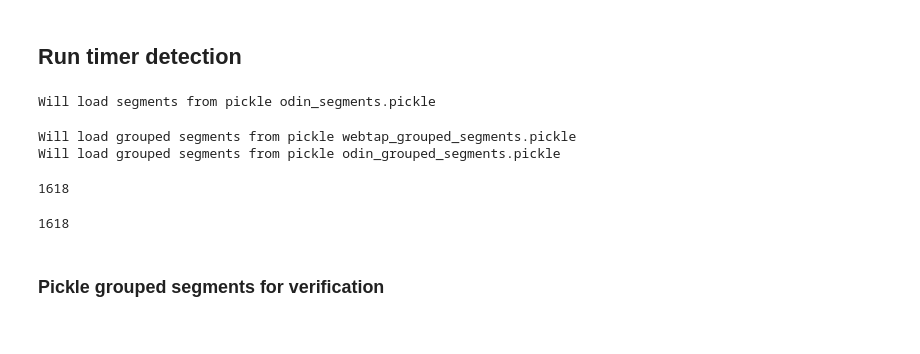
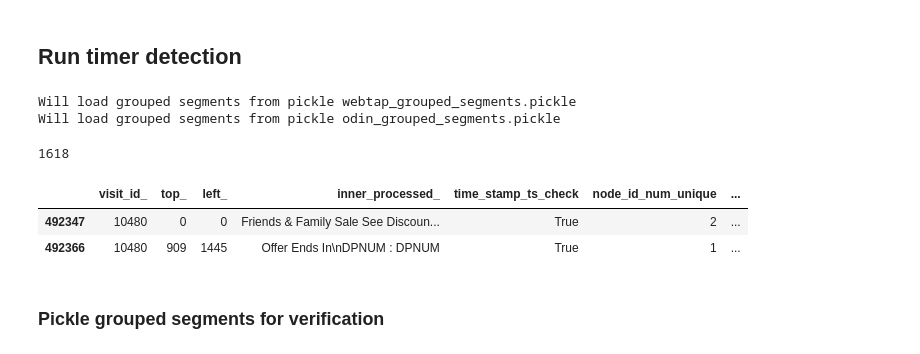
Before and after one commit to aruneshmathur/dark-patterns, a Jupyter notebook: analysis/timer-analysis/Countdown timer analysis-Gunes.ipynb, the cells around one changed output. Saved outputs shown, nothing was run; the diff lists cells and outputs as text; code cells hidden in the pictures.

Commit message:
Update timer coords to enable multiple timers from the same page.

```diff
--- a/analysis/timer-analysis/Countdown timer analysis-Gunes.ipynb
+++ b/analysis/timer-analysis/Countdown timer analysis-Gunes.ipynb
@@ -178,10 +178,6 @@ def get_timers(crawler_name, disable_cache=False):
         return timers, grouped_segments
 # %% [markdown]
 ## Run timer detection
-# %%
-odin_timers, odin_segments_grouped = get_timers("odin")
-# %% [output]
-Will load segments from pickle odin_segments.pickle
 # %%
 webtap_timers, webtap_segments_grouped = get_timers("webtap")
 odin_timers, odin_segments_grouped = get_timers("odin")
@@ -190,9 +186,5 @@ all_segments_grouped = pd.concat([webtap_segments_grouped, odin_segments_grouped
 # %% [output]
 Will load grouped segments from pickle webtap_grouped_segments.pickle
 Will load grouped segments from pickle odin_grouped_segments.pickle
-# %%
-len(set(list(odin_timers.site_url_first.unique()) + list(webtap_timers.site_url_first.unique())))
-# %% [output]
-1618
 # %%
 all_timers.site_url_first.nunique()
@@ -200,3 +191,9 @@ len(all_timers.drop_duplicates('site_url_first'))
 # %% [output]
 1618
+# %%
+all_timers[all_timers.site_url_first.str.contains('https://www.thertastore.com/brantley-antique-white-glaze-24x42-wall-diagonal-corner-cabinet-prepped-for-glass-doors.html')]
+# %% [output]
+|  | visit_id_ | top_ | left_ | inner_processed_ | time_stamp_ts_check | node_id_num_unique | ... |
+| 492347 | 10480 | 0 | 0 | Friends & Family Sale See Discoun... | True | 2 | ... |
+| 492366 | 10480 | 909 | 1445 | Offer Ends In\nDPNUM : DPNUM | True | 1 | ... |
 # %%
```
Also changed, not shown: parts of 2 cells of this notebook, 1 other file.
